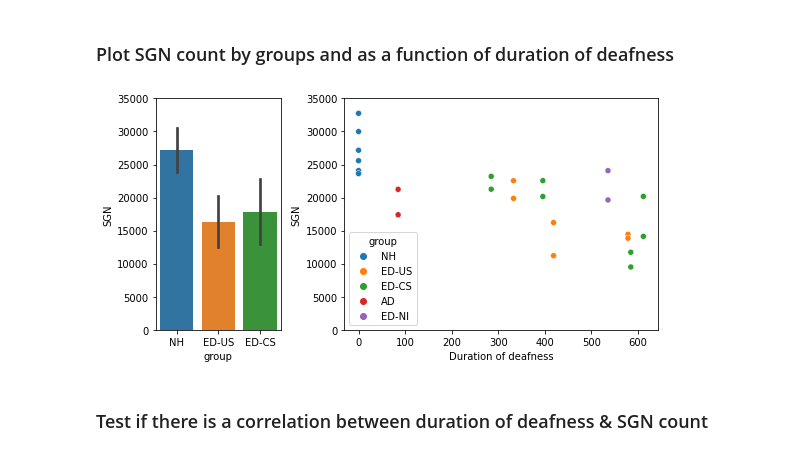
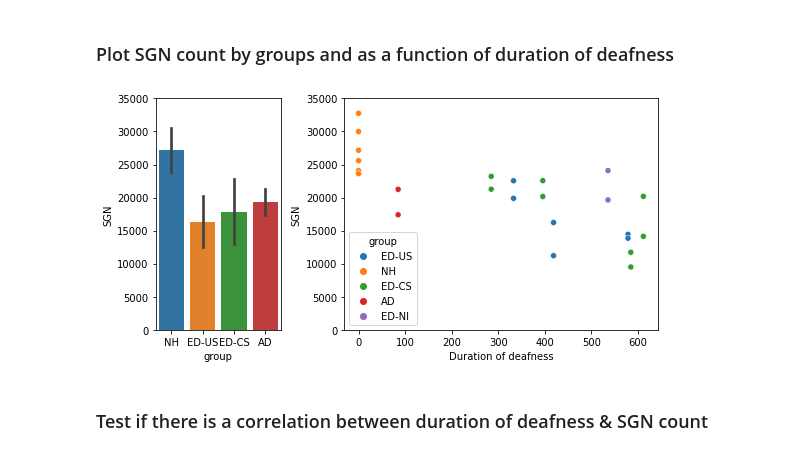
Before and after one commit to yoojin-chung/ED-CS, a Jupyter notebook: plot_sgn.ipynb, the cells around one changed output. Cells and saved outputs as stored; diff of their text form; code cells hidden in the pictures.

```diff
--- a/plot_sgn.ipynb
+++ b/plot_sgn.ipynb
@@ -35,16 +35,18 @@ DF_sgn
 ### Plot SGN count by groups and as a function of duration of deafness
 # %%
 f, axs = plt.subplots(1, 2, figsize=(8, 4), gridspec_kw=dict(width_ratios=[2, 5]))
-sns.barplot(x='group', y='SGN', order=['NH', 'ED-US', 'ED-CS'],
-            data=DF_sgn[(DF_sgn.group!='AD') & (DF_sgn.group!='ED-NI')], ci='sd', ax=axs[0])
+# sns.barplot(x='group', y='SGN', order=['NH', 'ED-US', 'ED-CS'],
+#            data=DF_sgn[(DF_sgn.group!='AD') & (DF_sgn.group!='ED-NI')], ci='sd', ax=axs[0])
+sns.barplot(x='group', y='SGN', order=['NH', 'ED-US', 'ED-CS', 'AD'],
+            data=DF_sgn[DF_sgn.group!='ED-NI'], ci='sd', ax=axs[0])
 axs[0].set_ylim([0, 35000])
 sns.scatterplot(data=DF_sgn, x='dur_deafness', y='SGN',
-                hue='group', hue_order=['NH', 'ED-US', 'ED-CS', 'AD', 'ED-NI'], ax=axs[1])
+                hue='group', hue_order=['ED-US', 'NH', 'ED-CS', 'AD', 'ED-NI'], ax=axs[1])
 axs[1].set_ylim([0, 35000])
 axs[1].set_xlabel("Duration of deafness")
 f.tight_layout()
 # %% [output]
-[figure, old version]
+[figure, new version]
 # %% [markdown]
 ### Test if there is a correlation between duration of deafness & SGN count
 # %%
```
